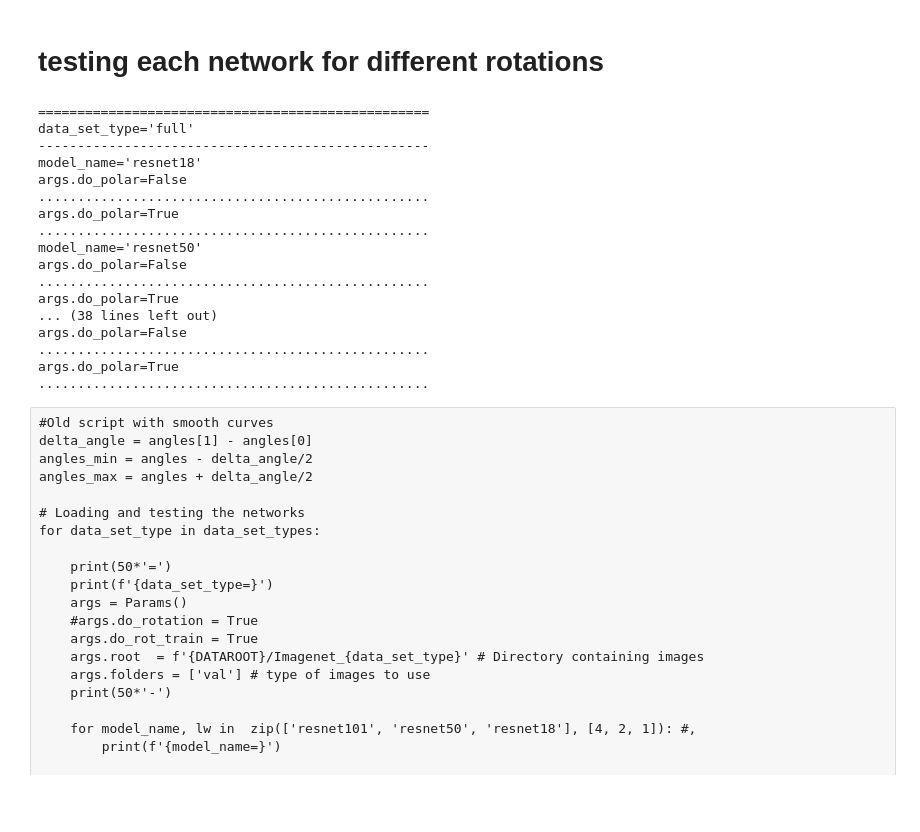
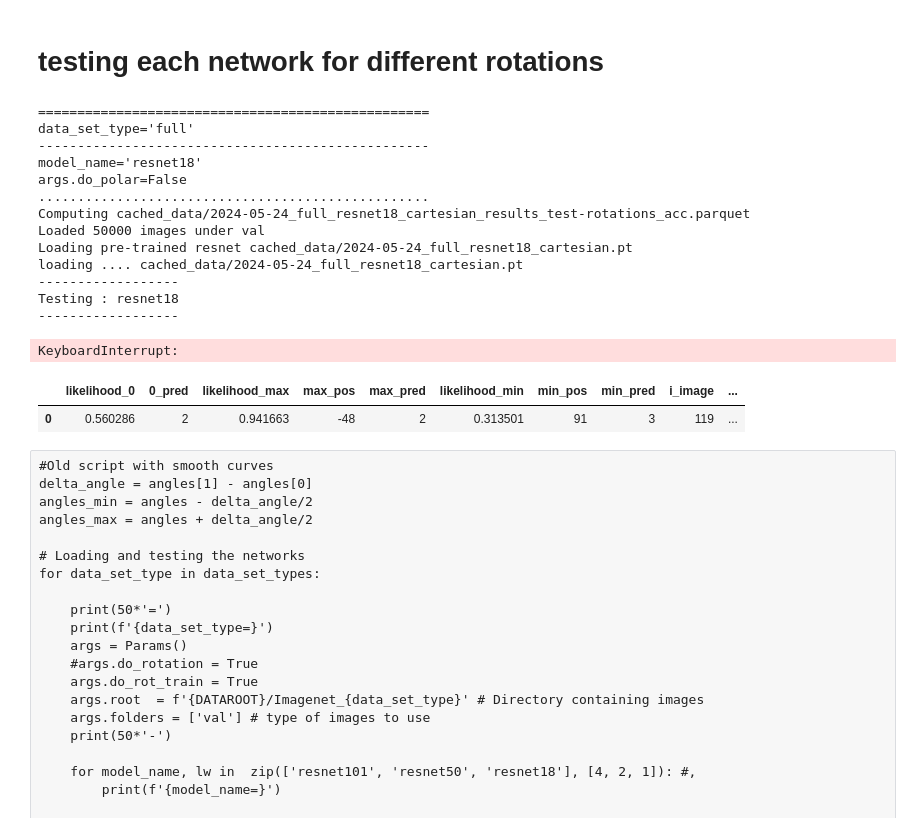
Before and after one commit to bicv/Retinotopy, a Jupyter notebook: 16_rotation_attack.ipynb, the cells around one changed output. Cells and saved outputs as stored; diff of their text form; code cells hidden in the pictures; blank space fills up the shorter version.

```diff
--- a/16_rotation_attack.ipynb
+++ b/16_rotation_attack.ipynb
@@ -40,11 +40,11 @@ for data_set_type in data_set_types:
             print(50*'.')
             attack_filename = get_filename(data_cache, datetag, data_set_type, model_name, do_polar) + '_results_test-rotations_test.parquet'
             df_filename_acc = get_filename(data_cache, datetag, data_set_type, model_name, do_polar) + '_results_test-rotations_acc.parquet'
-            if os.path.isfile(df_filename):
+            if os.path.isfile(df_filename_acc):
                 df_angle = pd.read_parquet(df_filename_acc)
             else:
-                df_mean_, df_attack_ = None, None
-                print(f'Computing {df_filename}')
+                df_mean, df_attack = None, None
+                print(f'Computing {df_filename_acc}')
 
                 image_dataset = image_datasets_transforms(args)
 
@@ -61,7 +61,7 @@ for data_set_type in data_set_types:
 
                     with torch.no_grad():
                         acc_angles =  torch.zeros(len(args.angles))
-                        for i_image, (data, label) in enumerate(image_dataset) :
+                        for i_image, (data, label) in tqdm(enumerate(image_dataset)) :
                             label_batch = (torch.ones([len(data)])*label).data
 
                             data = data.to(device)
@@ -80,7 +80,7 @@ for data_set_type in data_set_types:
                             acc_angles += ((preds.float() == label_batch)*1.).cpu()
 
 
-                            df_attack_ = pd.DataFrame({'likelihood_0':prior_outputs[len(args.angles)//2].item(), '0_pred':torch.argmax(outputs[len(args.angles)//2]).item(),
+                            df_attack_ = pd.DataFrame({'likelihood_0':[prior_outputs[len(args.angles)//2].item()], '0_pred':torch.argmax(outputs[len(args.angles)//2]).item(),
                                                 'likelihood_max':prior_outputs[argmax].item(), 'max_pos':args.angles[argmax.item()], 'max_pred':torch.argmax(outputs[argmax]).item(),
                                                 'likelihood_min':prior_outputs[argmin].item(), 'min_pos':args.angles[argmin.item()], 'min_pred':torch.argmax(outputs[argmin]).item(),
                                                 'i_image':i_image, 'filename':image_dataset.imgs[i_image][0], 'label':label})
@@ -88,7 +88,7 @@ for data_set_type in data_set_types:
                             df_attack = store_pandas(df_attack, df_attack_)
 
                         acc_angles /= len(image_dataset)
-                        df_mean_ = pd.DataFrame({'mean_accuracy':[acc_angles], 'var':[args.angles]})
+                        df_mean_ = pd.DataFrame({'mean_accuracy':[acc_angles.numpy()], 'var':[args.angles]})
                         df_mean = store_pandas(df_mean, df_mean_)
                         model.cpu()
                         df_mean.to_parquet(df_filename_acc)
@@ -100,17 +100,19 @@ data_set_type='full'
 model_name='resnet18'
 args.do_polar=False
 ..................................................
-args.do_polar=True
-..................................................
-model_name='resnet50'
-args.do_polar=False
-..................................................
-args.do_polar=True
-... (38 lines left out)
-args.do_polar=False
-..................................................
-args.do_polar=True
-..................................................
+Computing cached_data/2024-05-24_full_resnet18_cartesian_results_test-rotations_acc.parquet
+Loaded 50000 images under val
+Loading pre-trained resnet cached_data/2024-05-24_full_resnet18_cartesian.pt
+loading .... cached_data/2024-05-24_full_resnet18_cartesian.pt
+------------------
+Testing : resnet18
+------------------
+KeyboardInterrupt:
+# %%
+df_attack_
+# %% [output]
+|  | likelihood_0 | 0_pred | likelihood_max | max_pos | max_pred | likelihood_min | min_pos | min_pred | i_image | ... |
+| 0 | 0.560286 | 2 | 0.941663 | -48 | 2 | 0.313501 | 91 | 3 | 119 | ... |
 # %% [raw]
 #Old script with smooth curves
 delta_angle = angles[1] - angles[0]
```
Also changed, not shown: 2 other files.
